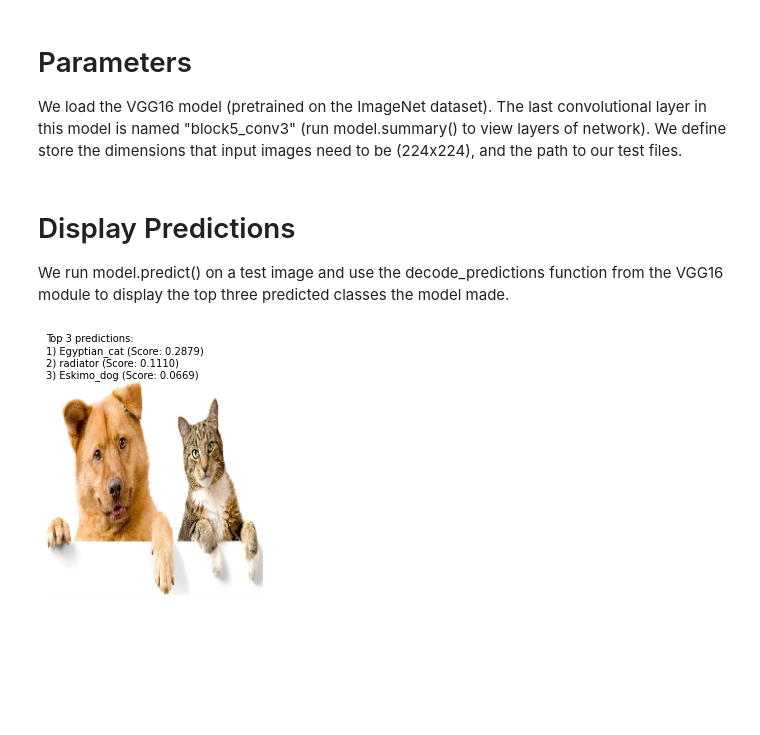
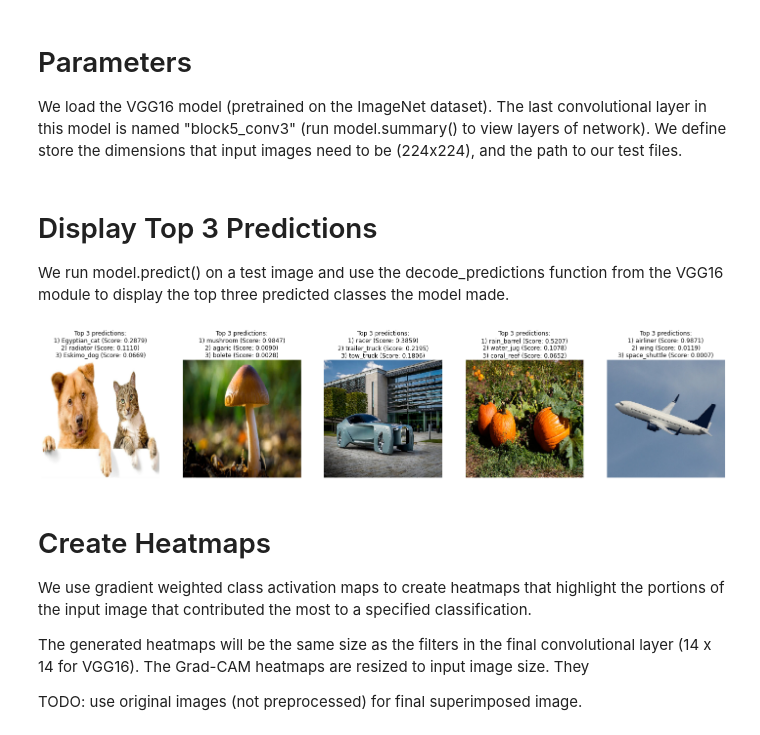
Before and after one commit to geoffcorvera/deeplearning-spring2021, a Jupyter notebook: Grad_CAM.ipynb, the cells around one changed output. Cells and saved outputs as stored; diff of their text form; code cells hidden in the pictures; blank space fills up the shorter version.

Commit message:
Run experiments for all test images & display Grad-CAM heatmaps before resizing & superimposing

```diff
--- a/Grad_CAM.ipynb
+++ b/Grad_CAM.ipynb
@@ -14,9 +14,9 @@ We load the VGG16 model (pretrained on the ImageNet dataset). The last convoluti
 model = VGG16(weights='imagenet')
 last_conv_name = 'block5_conv3'
 
-img_size = (224,224)
+target_size = (224,224)
 img_dir = r'/content/drive/MyDrive/Spring2021/Deep Learning & Computer Vision/prog4_data'
-img_path = img_dir + '/gc1.jpg'
+filenames = ['gc1.jpg', 'gc2.jpg', 'gc3.jpg', 'gc4.jpg', 'gc5.jpg']
 # %%
 def preprocess_image(ipath, isize):
     # load_image returns a PIL image resized to (224,224)
@@ -29,7 +29,7 @@ def preprocess_image(ipath, isize):
     im_arr = np.expand_dims(img, axis=0)
     return im_arr
 # %% [markdown]
-# Display Predictions
+# Display Top 3 Predictions
 We run model.predict() on a test image and use the decode_predictions function from the VGG16 module to display the top three predicted classes the model made.
 # %%
 def top_preds_desc(preds):
@@ -41,16 +41,26 @@ def top_preds_desc(preds):
 def get_top3_preds(preds):
   decoded = decode_predictions(preds, top=3)[0]
   return [tuple(pred[1:]) for pred in decoded]
-# %%
-img = preprocess_image(img_path, img_size)
-
-top3_preds = get_top3_preds(model.predict(img))
-
-plt.axis('off')
-plt.text(0,0, top_preds_desc(top3_preds))
-plt.imshow(img[0])
-plt.show()
-# %% [output]
-[figure, removed]
+# %%
+preprocessed_imgs = [preprocess_image(f'{img_dir}/{fname}', target_size) for fname in filenames]
+top3_preds = [get_top3_preds(model.predict(img)) for img in preprocessed_imgs]
+# %%
+n_images = len(preprocessed_imgs)
+fig, axs = plt.subplots(ncols=n_images, figsize=(25,20))
+for (ax, img, top3) in zip(fig.axes, preprocessed_imgs, top3_preds):
+  ax.axis('off')
+  ax.set_title(top_preds_desc(top3))
+  ax.imshow(img[0])
+
+plt.show()
+# %% [output]
+[figure, added]
+# %% [markdown]
+# Create Heatmaps
+We use gradient weighted class activation maps to create heatmaps that highlight the portions of the input image that contributed the most to a specified classification.
+
+The generated heatmaps will be the same size as the filters in the final convolutional layer (14 x 14 for VGG16). The Grad-CAM heatmaps are resized to input image size. They
+
+TODO: use original images (not preprocessed) for final superimposed image.
 # %%
 # From Stack Overflow post: https://stackoverflow.com/questions/58322147/how-to-generate-cnn-heatmaps-using-built-in-keras-in-tf2-0-tf-keras
```
Also changed, not shown: parts of 6 cells of this notebook.
